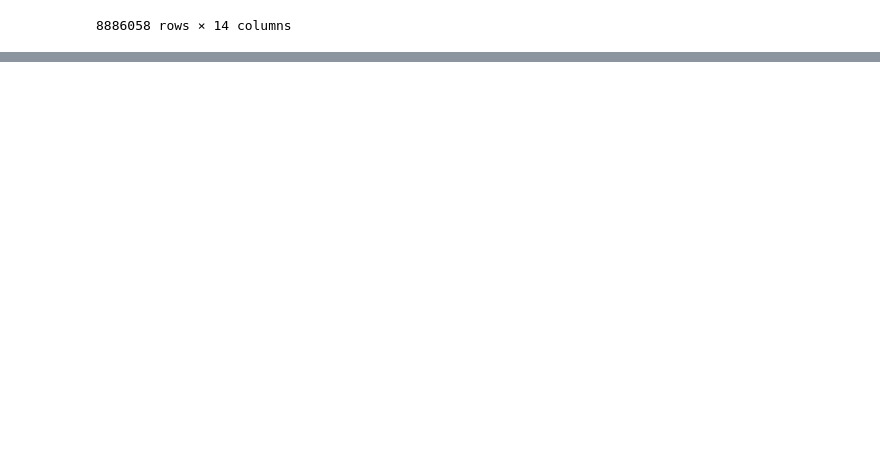
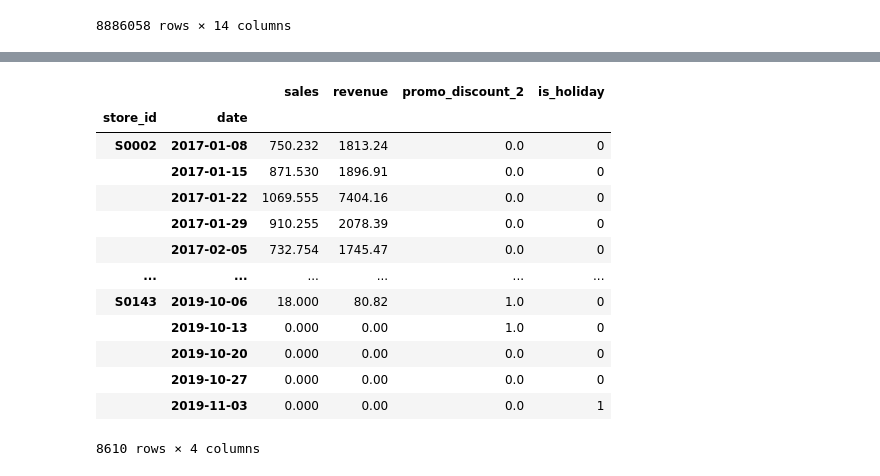
Before and after one commit to TIVEAA/Project_II, a Jupyter notebook: Project_II.ipynb, the cells around one changed output, grey strips where cells are left out. Saved outputs shown, nothing was run; the diff lists cells and outputs as text; code cells hidden in the pictures; blank space fills up the shorter version.

```diff
--- a/Project_II.ipynb
+++ b/Project_II.ipynb
@@ -776,0 +678,20 @@ for store_id in store_ids:
+# %%
+# Replace promo_discount_2 values higher than 0 with 1: if there is at least 1 promotion per week and per store, the value is 1 else 0
+sales_promo['promo_discount_2'] = sales_promo['promo_discount_2'].where(sales_promo['promo_discount_2'] <= 0, 1)
+sales_promo['is_holiday'] = sales_promo['is_holiday'].where(sales_promo['is_holiday'] <= 0, 1)
+sales_promo
+# %% [output]
+|  |  | sales | revenue | promo_discount_2 | is_holiday |
+| store_id | date |  |  |  |  |
+| S0002 | 2017-01-08 | 750.232 | 1813.24 | 0.0 | 0 |
+|  | 2017-01-15 | 871.530 | 1896.91 | 0.0 | 0 |
+|  | 2017-01-22 | 1069.555 | 7404.16 | 0.0 | 0 |
+|  | 2017-01-29 | 910.255 | 2078.39 | 0.0 | 0 |
+|  | 2017-02-05 | 732.754 | 1745.47 | 0.0 | 0 |
+| ... | ... | ... | ... | ... | ... |
+| S0143 | 2019-10-06 | 18.000 | 80.82 | 1.0 | 0 |
+|  | 2019-10-13 | 0.000 | 0.00 | 1.0 | 0 |
+|  | 2019-10-20 | 0.000 | 0.00 | 0.0 | 0 |
+|  | 2019-10-27 | 0.000 | 0.00 | 0.0 | 0 |
+|  | 2019-11-03 | 0.000 | 0.00 | 0.0 | 1 |
+8610 rows × 4 columns
```
Also changed, not shown: parts of 20 cells of this notebook.
